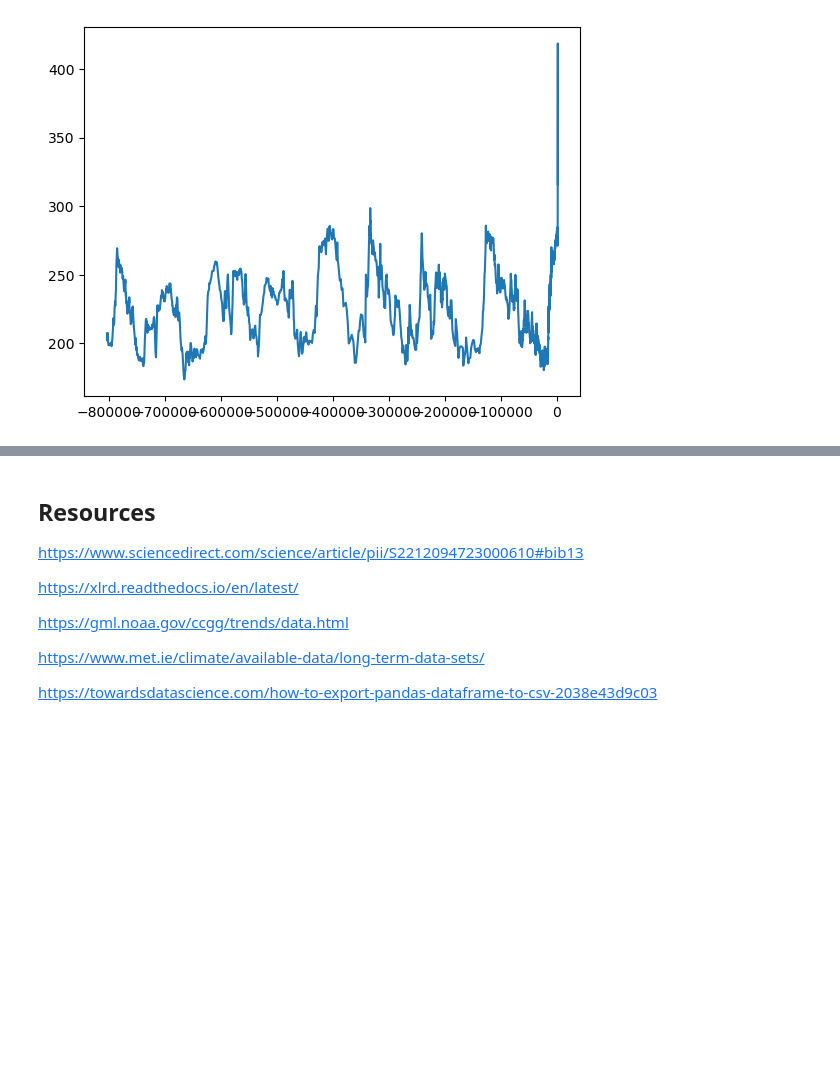
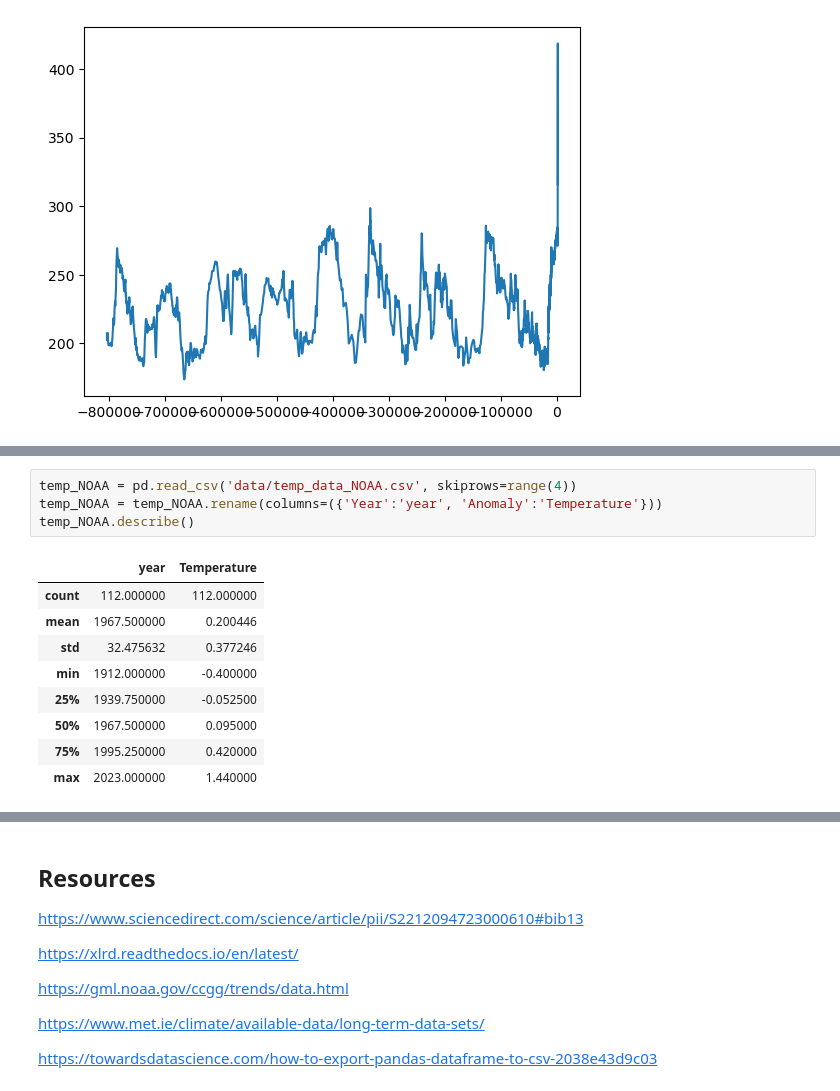
Before and after one commit to lgrealish/PfDA_Project_2, a Jupyter notebook: PfDA_Assignment2.ipynb, the cells around one changed output, grey strips where cells are left out. Drawn from its saved outputs; the diff is of its cells as text; blank space fills up the shorter version.

```diff
--- a/PfDA_Assignment2.ipynb
+++ b/PfDA_Assignment2.ipynb
@@ -179,0 +205,14 @@ temp.describe()
+# %%
+temp_NOAA = pd.read_csv('data/temp_data_NOAA.csv', skiprows=range(4))
+temp_NOAA = temp_NOAA.rename(columns=({'Year':'year', 'Anomaly':'Temperature'}))
+temp_NOAA.describe()
+# %% [output]
+|  | year | Temperature |
+| count | 112.000000 | 112.000000 |
+| mean | 1967.500000 | 0.200446 |
+| std | 32.475632 | 0.377246 |
+| min | 1912.000000 | -0.400000 |
+| 25% | 1939.750000 | -0.052500 |
+| 50% | 1967.500000 | 0.095000 |
+| 75% | 1995.250000 | 0.420000 |
+| max | 2023.000000 | 1.440000 |
```
Also changed, not shown: parts of 22 cells of this notebook, 6 other files.
